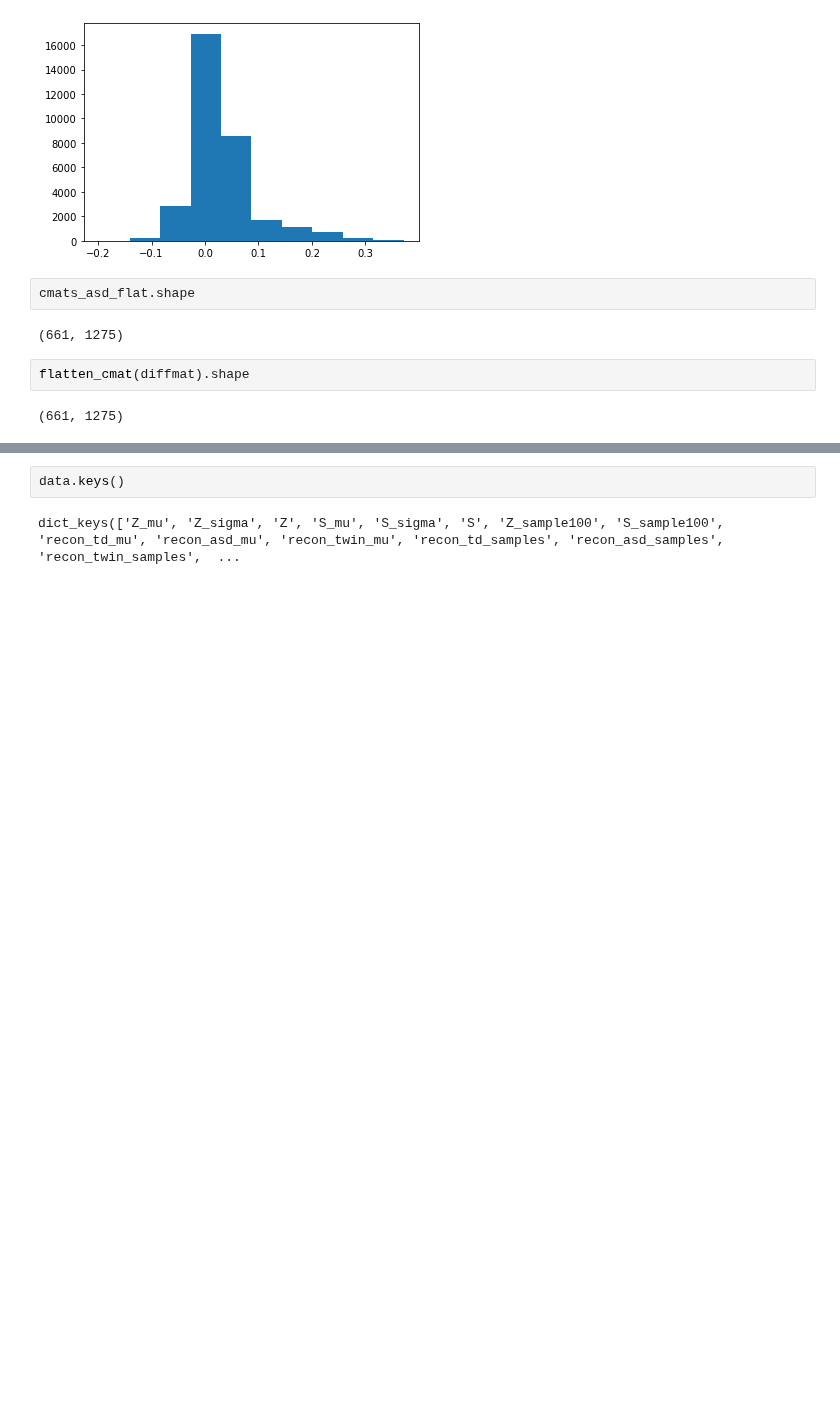
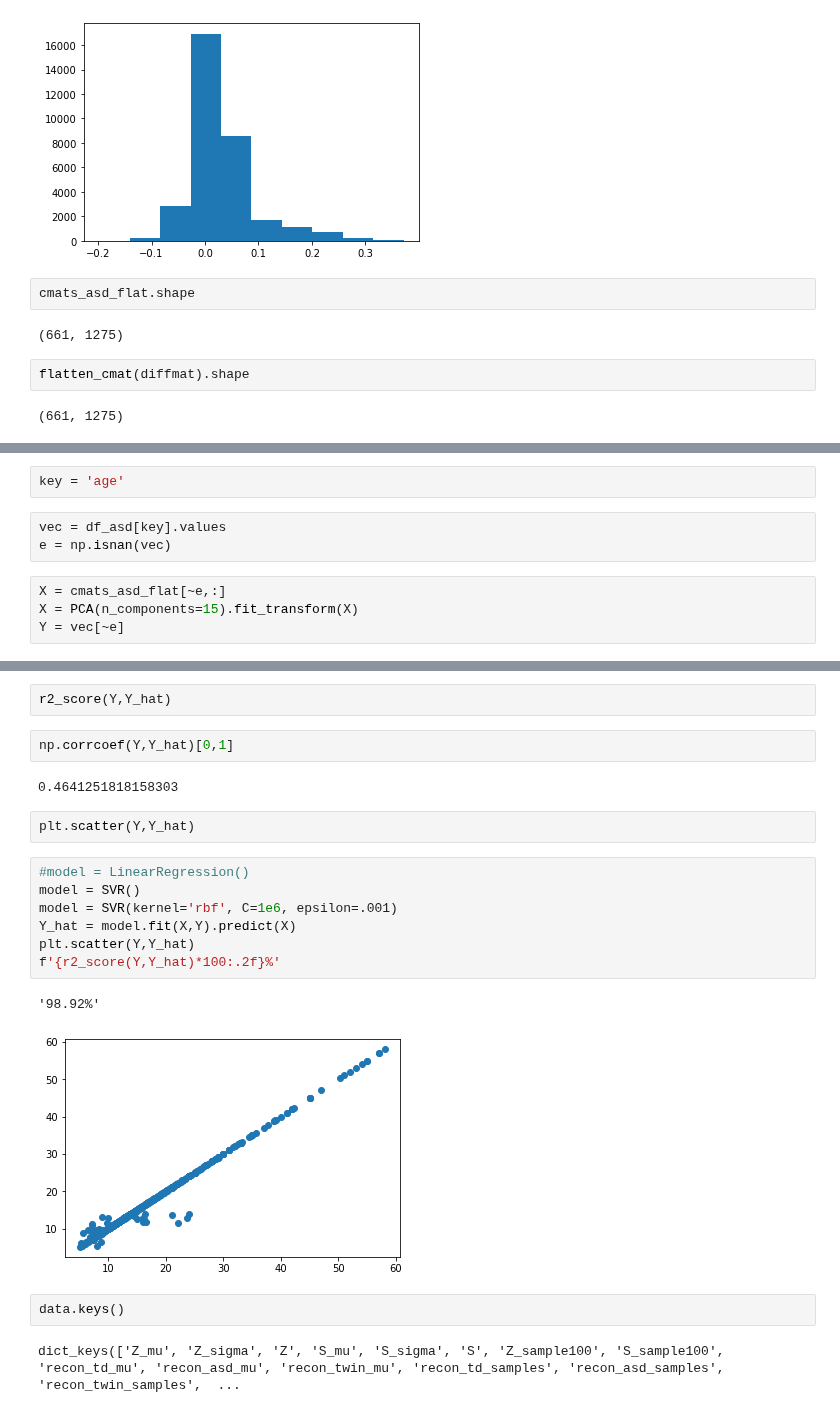
Before and after one commit to Aglinskas/BC-fMRI-AE, a Jupyter notebook: Notebooks/011-Analyse-CVAE-data.ipynb, the cells around one changed output, grey strips where cells are left out. Drawn from its saved outputs; the diff is of its cells as text; blank space fills up the shorter version.

```diff
--- a/Notebooks/011-Analyse-CVAE-data.ipynb
+++ b/Notebooks/011-Analyse-CVAE-data.ipynb
@@ -807,0 +819,9 @@ flatten_cmat(diffmat).shape
+# %%
+key = 'age'
+# %%
+vec = df_asd[key].values
+e = np.isnan(vec)
+# %%
+X = cmats_asd_flat[~e,:]
+X = PCA(n_components=15).fit_transform(X)
+Y = vec[~e]
@@ -808,3 +850,21 @@ flatten_cmat(diffmat).shape
+# %%
+r2_score(Y,Y_hat)
+# %%
+np.corrcoef(Y,Y_hat)[0,1]
+# %% [output]
+0.4641251818158303
+# %%
+plt.scatter(Y,Y_hat)
+# %%
+#model = LinearRegression()
+model = SVR()
+model = SVR(kernel='rbf', C=1e6, epsilon=.001)
+Y_hat = model.fit(X,Y).predict(X)
+plt.scatter(Y,Y_hat)
+f'{r2_score(Y,Y_hat)*100:.2f}%'
+# %% [output]
+'98.92%'
+[figure, added]
 # %%
 data.keys()
 # %% [output]
```
Also changed, not shown: parts of 17 cells of this notebook, 2 other files.
